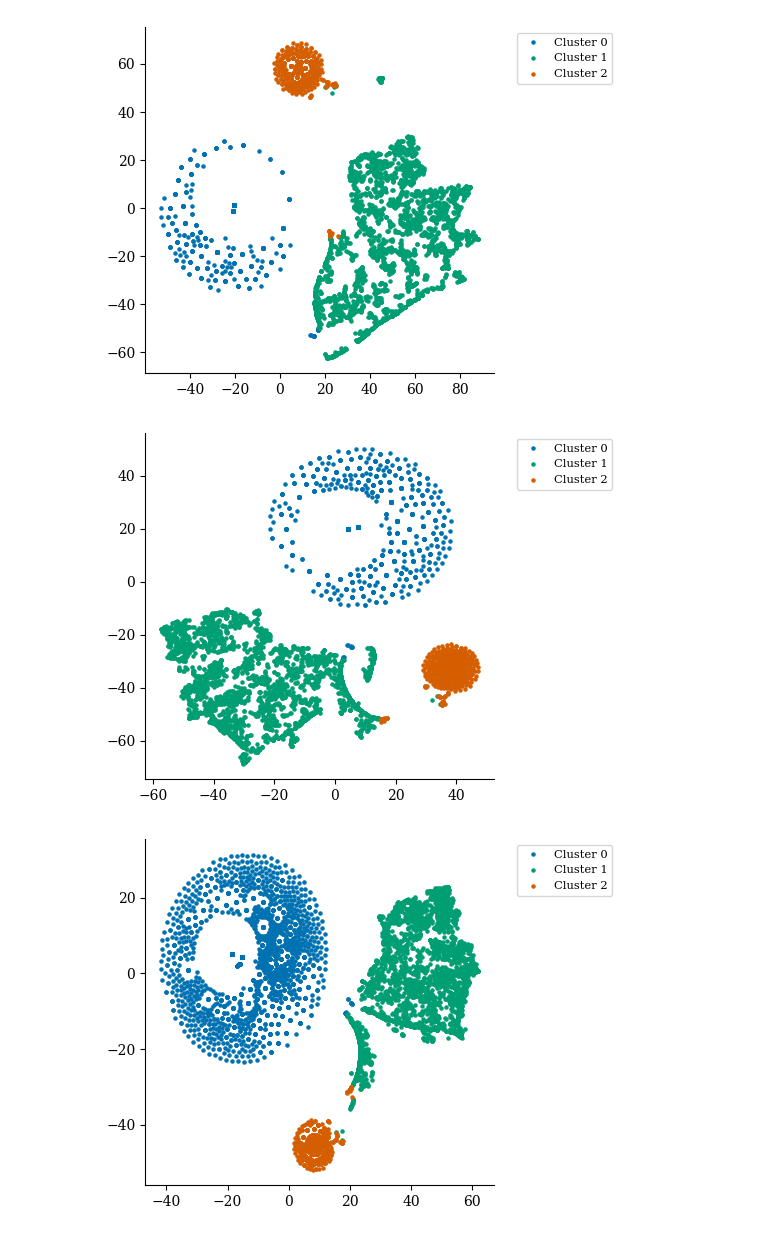
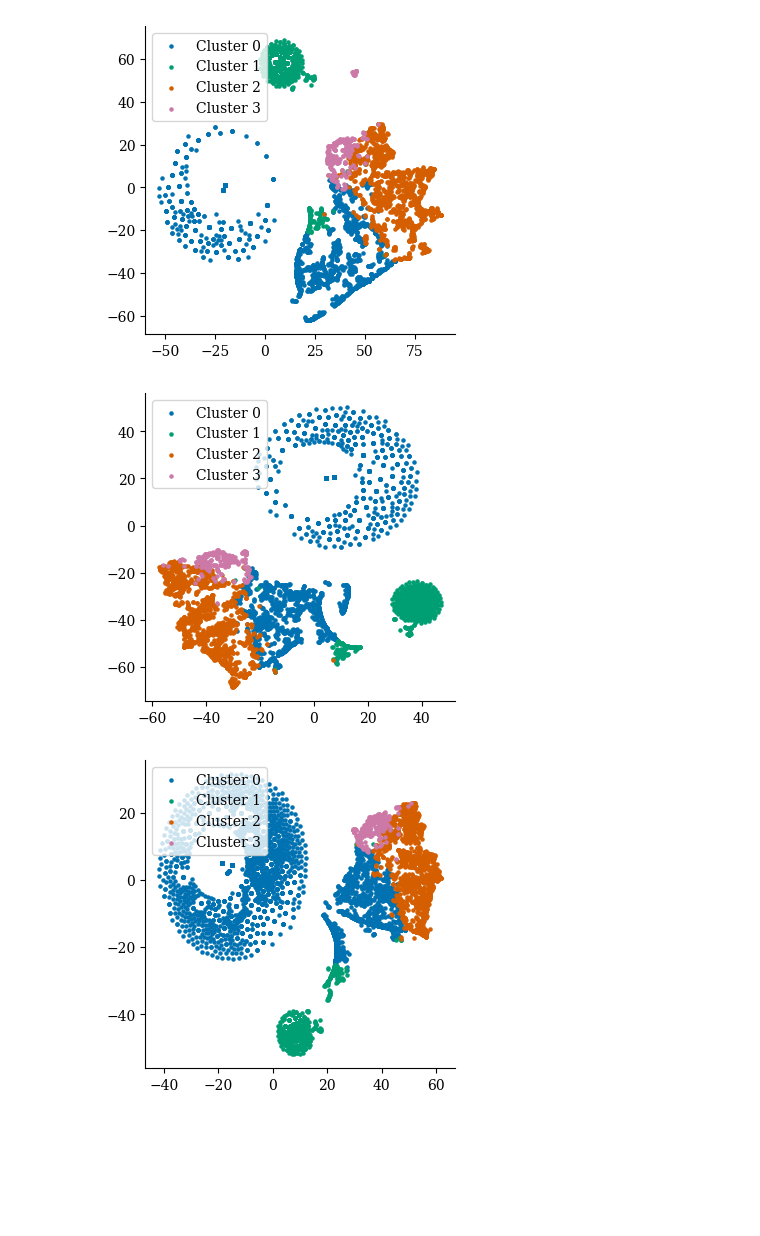
Before and after one commit to hehao98/StarScout, a Jupyter notebook: rq3-clustering.ipynb, the cells around one changed output. Cells and saved outputs as stored; diff of their text form; code cells hidden in the pictures; blank space fills up the shorter version.

```diff
--- a/rq3-clustering.ipynb
+++ b/rq3-clustering.ipynb
@@ -110,7 +137,7 @@ KeyboardInterrupt:
 # spectral clustering algorithm
 from sklearn.cluster import SpectralClustering
 spectral_clustering = SpectralClustering(
-    n_clusters=3,
+    n_clusters=4,
     random_state=42,
     assign_labels='kmeans',  # Options: 'kmeans' or 'discretize'
     affinity='nearest_neighbors'  # Options: 'rbf', 'nearest_neighbors', 'precomputed'
@@ -119,7 +146,7 @@ spectral_clustering = SpectralClustering(
 # Fit and predict cluster labels
 actor_features['cluster'] = spectral_clustering.fit_predict(scaled_features)
 ratio_columns = ['star_ratio', 'issue_ratio', 'pr_ratio', 'create_ratio',
-                 'fork_ratio', 'push_ratio', 'comment_ratio','other_ratio','total_activities']
+                 'fork_ratio', 'push_ratio', 'comment_ratio','other_ratio', "total_activities"]
 
 cluster_means = actor_features.groupby('cluster')[ratio_columns].mean()
 
@@ -189,0 +176,14 @@ plt.show()
+# %%
+# Kmeans clustering algorithm
+from sklearn.cluster import kmeans_plusplus
+actor_features['cluster']  = KMeans(n_clusters=4).fit_predict(scaled_features)
+
+ratio_columns = ['star_ratio', 'issue_ratio', 'pr_ratio', 'create_ratio',
+                 'fork_ratio', 'push_ratio', 'comment_ratio','other_ratio', "total_activities"]
+
+cluster_means = actor_features.groupby('cluster')[ratio_columns].mean()
+
+# Print the cluster means
+print(cluster_means)
+cluster_counts = actor_features.groupby('cluster').size().reset_index(name='actor_count')
+print(cluster_counts)
@@ -193,7 +212,7 @@ import pandas as pd
 import matplotlib.pyplot as plt
 from sklearn.manifold import TSNE
 
-unique_clusters = [0,1,2]
+unique_clusters = [0,1,2,3]
 perplexities = [30, 50, 100]
 tsne_df = {}
 for p in perplexities:
@@ -204,29 +223,31 @@ for p in perplexities:
     tsne_df[p]['cluster'] = actor_features['cluster']
 # %%
 
-color_dict = {0: "C0", 1: "C1", 2: "C2", 3:"C3"}
+import matplotlib.pyplot as plt
+
+color_dict = {0: "C0", 1: "C1", 2: "C2", 3:"C3", 4:"C4"}
 
 for p in perplexities:
-    fig, ax = plt.subplots(1, 1, figsize=(4.5, 4.5))
+    fig, ax = plt.subplots(1, 1, figsize=(4, 4))
     ax.grid(False)
     for cluster in unique_clusters:
         cluster_data = tsne_df[p][tsne_df[p]['cluster'] == cluster]
 
         ax.scatter(
             cluster_data['TSNE1'],
             cluster_data['TSNE2'],
             c=[color_dict[cluster]],    # Color assigned to this cluster
             label=f'Cluster {cluster}', # Label for the legend
             s=5,                       # Marker size; adjust as needed
             marker='o'
         )
 
-    ax.legend(bbox_to_anchor=(1.05, 1), loc='upper left', fontsize='small')
+    ax.legend(loc='upper left')
     ax.spines["top"].set_visible(False)
     ax.spines["right"].set_visible(False)
 
     fig.savefig(f"plots/tsne-users-{p}.pdf", bbox_inches="tight", dpi=300)
 # %% [output]
-[figure, old version]
+[figure, new version]
-[figure, old version]
+[figure, new version]
-[figure, old version]
+[figure, new version]
```
Also changed, not shown: parts of 8 cells of this notebook, 5 other files.
